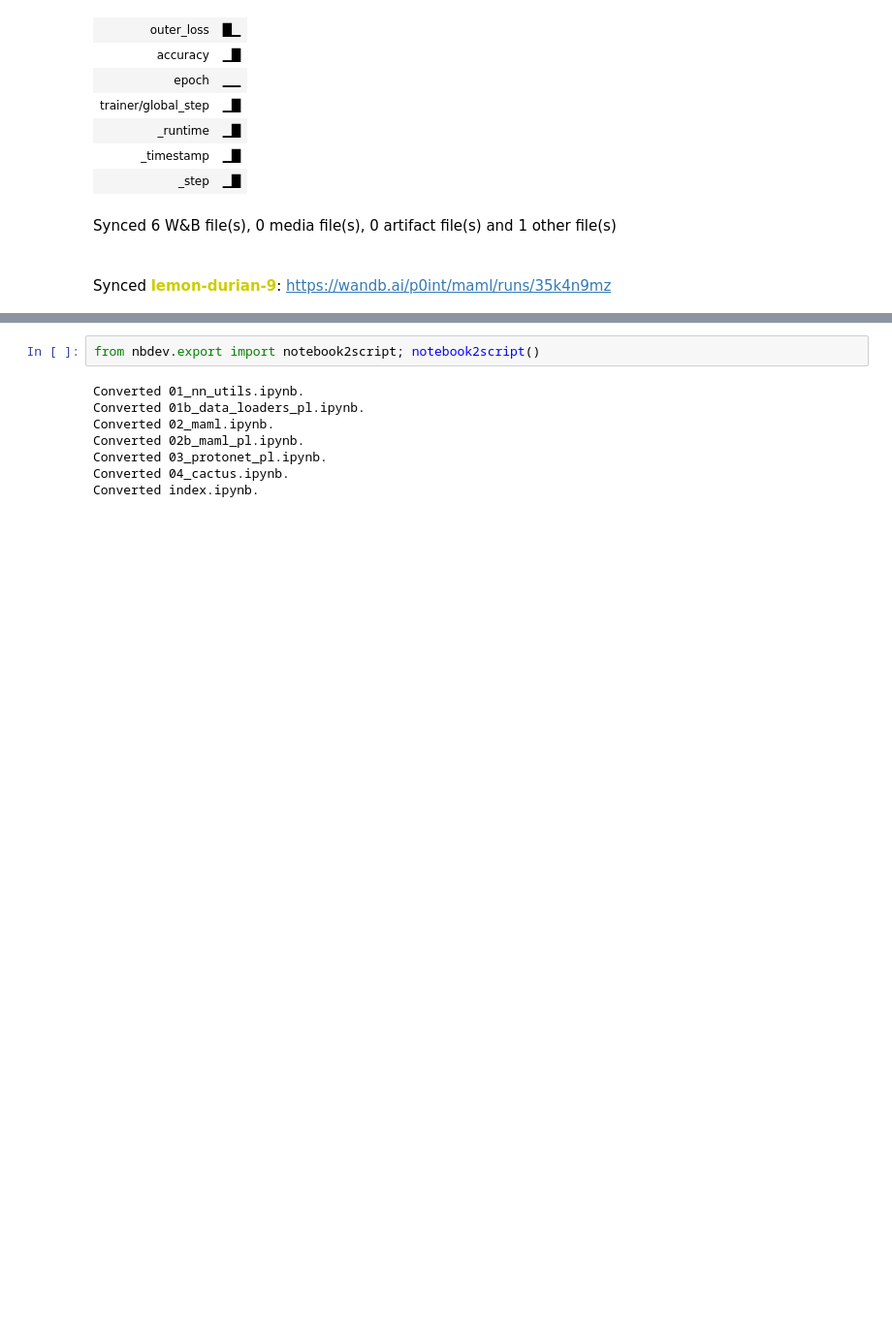
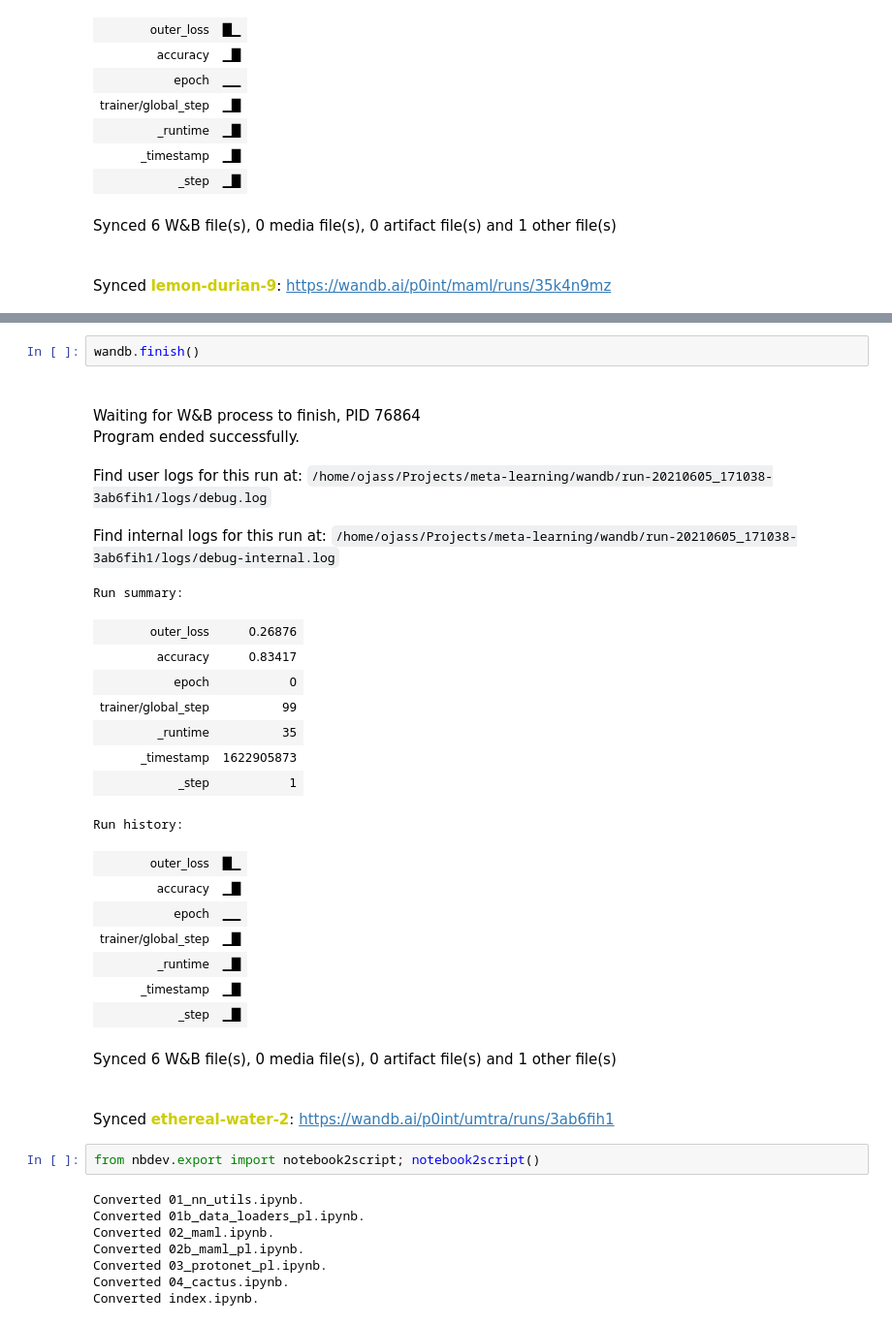
Before and after one commit to ojss/c3lr, a Jupyter notebook: 02_maml_pl.ipynb, the cells around one changed output, grey strips where cells are left out. Shown: that part at 97% size. Drawn from its saved outputs; the diff is of its cells as text; blank space fills up the shorter version.

```diff
--- a/02b_maml_pl.ipynb
+++ b/02_maml_pl.ipynb
@@ -262,3 +395,28 @@ Synced lemon-durian-9: https://wandb.ai/p0int/maml/runs/35k4n9mz
+# %%
+wandb.finish()
+# %% [output]
+Waiting for W&B process to finish, PID 76864
+Program ended successfully.
+Find user logs for this run at: /home/ojass/Projects/meta-learning/wandb/run-20210605_171038-3ab6fih1/logs/debug.log
+Find internal logs for this run at: /home/ojass/Projects/meta-learning/wandb/run-20210605_171038-3ab6fih1/logs/debug-internal.log
+Run summary:
+| outer_loss | 0.26876 |
+| accuracy | 0.83417 |
+| epoch | 0 |
+| trainer/global_step | 99 |
+| _runtime | 35 |
+| _timestamp | 1622905873 |
+| _step | 1 |
+Run history:
+| outer_loss | █▁ |
+| accuracy | ▁█ |
+| epoch | ▁▁ |
+| trainer/global_step | ▁█ |
+| _runtime | ▁█ |
+| _timestamp | ▁█ |
+| _step | ▁█ |
+Synced 6 W&B file(s), 0 media file(s), 0 artifact file(s) and 1 other file(s)
+Synced ethereal-water-2: https://wandb.ai/p0int/umtra/runs/3ab6fih1
 # %%
 from nbdev.export import notebook2script; notebook2script()
 # %% [output]
```
Also changed, not shown: parts of 5 cells of this notebook, 5 other files.
